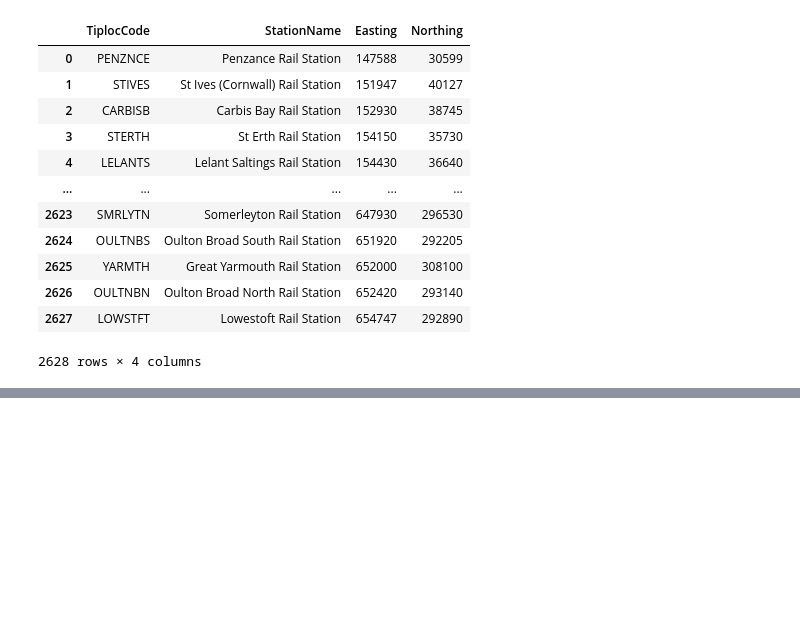
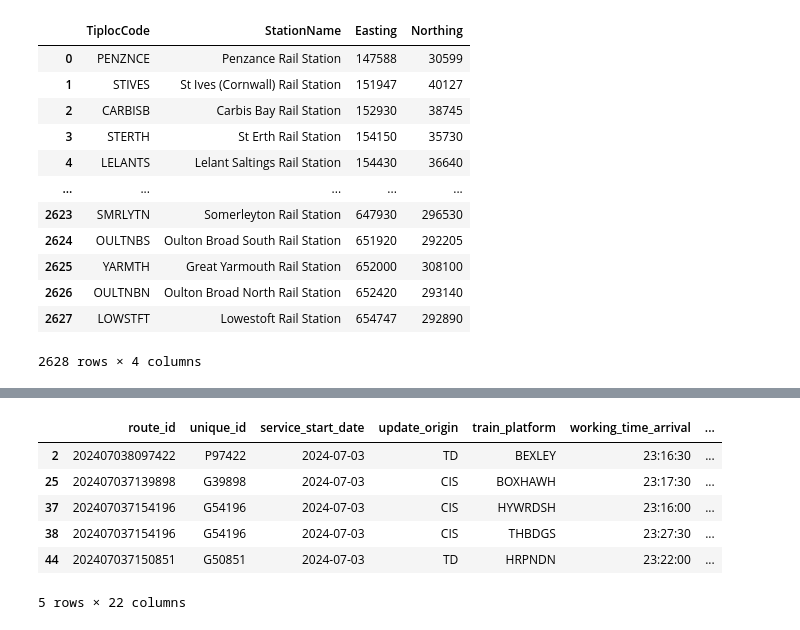
Before and after one commit to BrianLevesque/UK-National-Rail-Performance-Project, a Jupyter notebook: final_project/spark/jovyan/jovyan/EDA_stuff.ipynb, the cells around one changed output, grey strips where cells are left out. Cells and saved outputs as stored; diff of their text form; code cells hidden in the pictures; blank space fills up the shorter version.

```diff
--- a/final_project/spark/jovyan/jovyan/EDA_stuff.ipynb
+++ b/final_project/spark/jovyan/jovyan/EDA_stuff.ipynb
@@ -315,0 +299,6 @@ df.to_csv('./Data/cleanRailData.csv')
+# %%
+from datetime import time
+#changing the columns with times to datetime objects
+df['service_start_date'] = pd.to_datetime(df['service_start_date'])
+
+df.info()
@@ -315,0 +323,9 @@ df.to_csv('./Data/cleanRailData.csv')
+# %%
+#creating a calculated column to show the difference to time between the planned and actual arrival
+from datetime import time, timedelta
+df['arrival_vs_planned_arrival'] = df.apply(lambda row: timedelta(hours=row['actual_arrival_time'].hour - row['planned_time_arrival'].hour,
+                                                       minutes=row['actual_arrival_time'].minute - row['planned_time_arrival'].minute,
+                                                       seconds=row['actual_arrival_time'].second - row['planned_time_arrival'].second), axis=1)
+
+
+df['arrival_vs_planned_arrival']
@@ -315,0 +345,10 @@ df.to_csv('./Data/cleanRailData.csv')
+# %%
+#creating a calculated column to show the difference to time between the planned and actual departure
+#creating a calculated column to show the difference to time between the planned and actual arrival
+from datetime import time, timedelta
+df['arrival_vs_planned_departure'] = df.apply(lambda row: timedelta(hours=row['actual_departure_time'].hour - row['planned_time_departure'].hour,
+                                                       minutes=row['actual_departure_time'].minute - row['planned_time_departure'].minute,
+                                                       seconds=row['actual_departure_time'].second - row['planned_time_departure'].second), axis=1)
+
+
+df['arrival_vs_planned_departure']
@@ -315,0 +368,11 @@ df.to_csv('./Data/cleanRailData.csv')
+# %%
+#looking at data before exporting to csv file
+df.head()
+# %% [output]
+|  | route_id | unique_id | service_start_date | update_origin | train_platform | working_time_arrival | ... |
+| 2 | 202407038097422 | P97422 | 2024-07-03 | TD | BEXLEY | 23:16:30 | ... |
+| 25 | 202407037139898 | G39898 | 2024-07-03 | CIS | BOXHAWH | 23:17:30 | ... |
+| 37 | 202407037154196 | G54196 | 2024-07-03 | CIS | HYWRDSH | 23:16:00 | ... |
+| 38 | 202407037154196 | G54196 | 2024-07-03 | CIS | THBDGS | 23:27:30 | ... |
+| 44 | 202407037150851 | G50851 | 2024-07-03 | TD | HRPNDN | 23:22:00 | ... |
+5 rows × 22 columns
```
Also changed, not shown: parts of 30 cells of this notebook, 8 other files.
